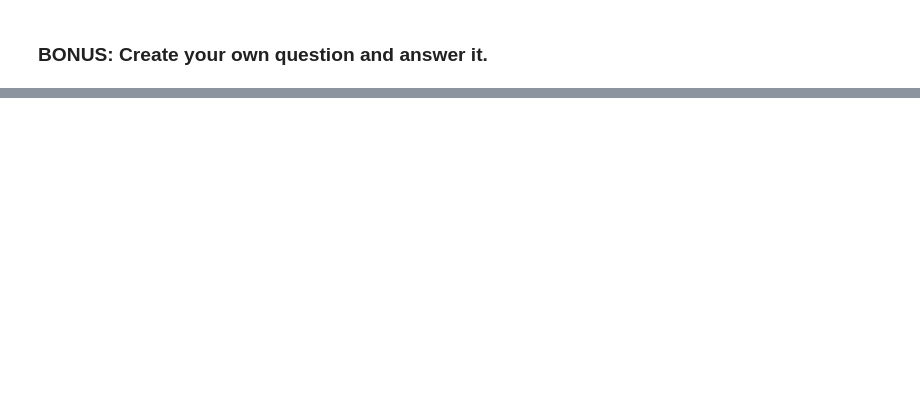
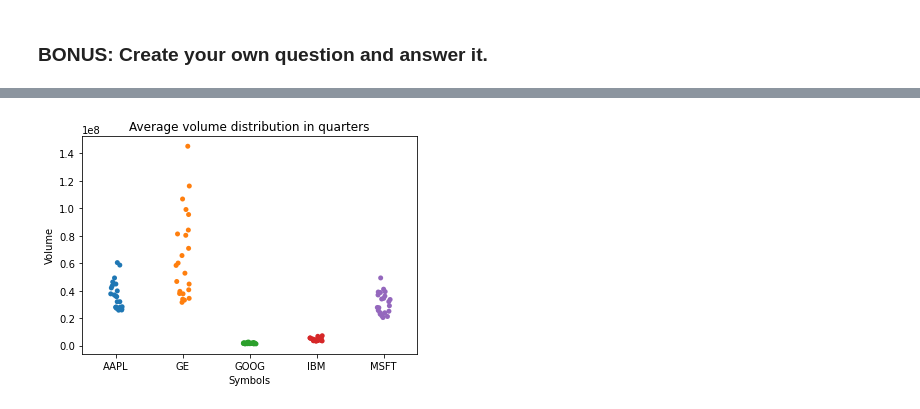
Before and after one commit to joaovitorez/octos-academy, a Jupyter notebook: 02. Data Handling/Exercises/09_Time_Series/Getting_Financial_Data/Exercises.ipynb, the cells around one changed output, grey strips where cells are left out. Drawn from its saved outputs; the diff is of its cells as text; code cells hidden in the pictures; blank space fills up the shorter version.

```diff
--- a/02. Data Handling/Exercises/09_Time_Series/Getting_Financial_Data/Exercises.ipynb
+++ b/02. Data Handling/Exercises/09_Time_Series/Getting_Financial_Data/Exercises.ipynb
@@ -31,3 +37,7 @@ DatetimeIndex(['2015-01-01', '2015-01-02', '2015-01-03', '2015-01-04',
 stocks = ['AAPL', 'TSLA', 'IBM', 'LNKD']
 # %% [markdown]
 ### Step 4. Read the data from google, assign to df and print it
+# %%
+df = web.DataReader(['AAPL', 'GE', 'GOOG', 'IBM', 'MSFT'], 'yahoo',
+                    start=time_range[0], end=time_range[-1])
+df.head()
@@ -39,2 +99,5 @@ stocks = ['AAPL', 'TSLA', 'IBM', 'LNKD']
 # %% [markdown]
 ### Step 7. Good, now we know  the data avaiable. Create a dataFrame called vol, with the Volume values.
+# %%
+vol = df.loc[:,'Volume']
+vol.head()
@@ -46,2 +132,5 @@ stocks = ['AAPL', 'TSLA', 'IBM', 'LNKD']
 # %% [markdown]
 ### BONUS: Create your own question and answer it.
+# %%
+bonus = vol.resample('QS').mean()
+bonus.head()
@@ -47,0 +145,8 @@ stocks = ['AAPL', 'TSLA', 'IBM', 'LNKD']
+# %%
+sns.stripplot(data=bonus)
+
+plt.title('Average volume distribution in quarters')
+plt.ylabel('Volume')
+plt.show()
+# %% [output]
+[figure, added]
```
Also changed, not shown: parts of 11 cells of this notebook.
